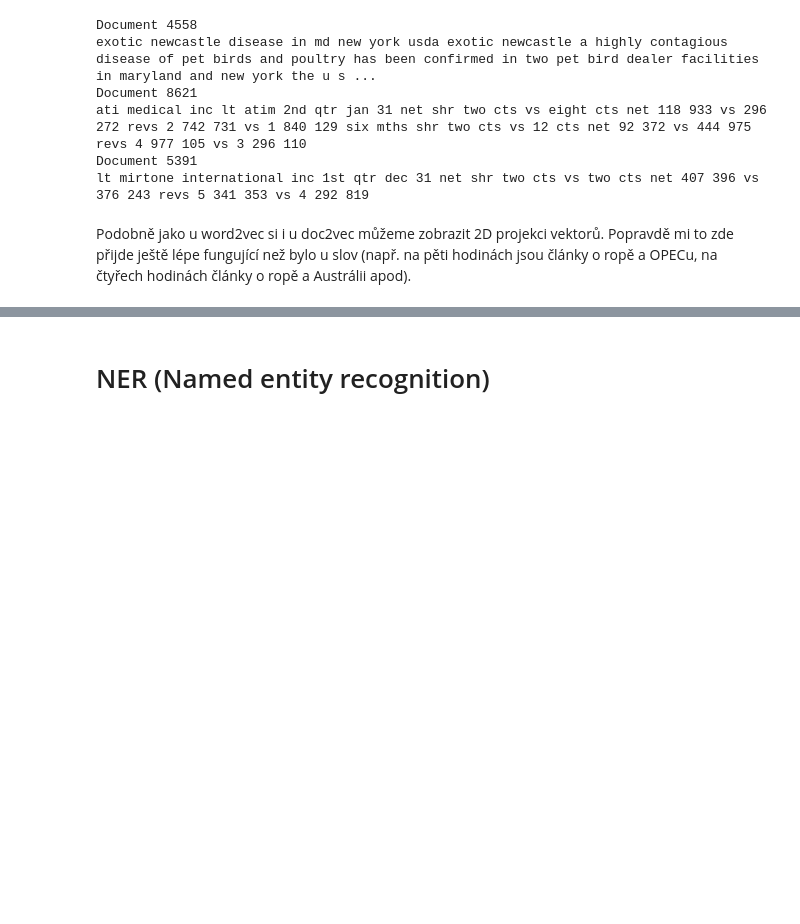
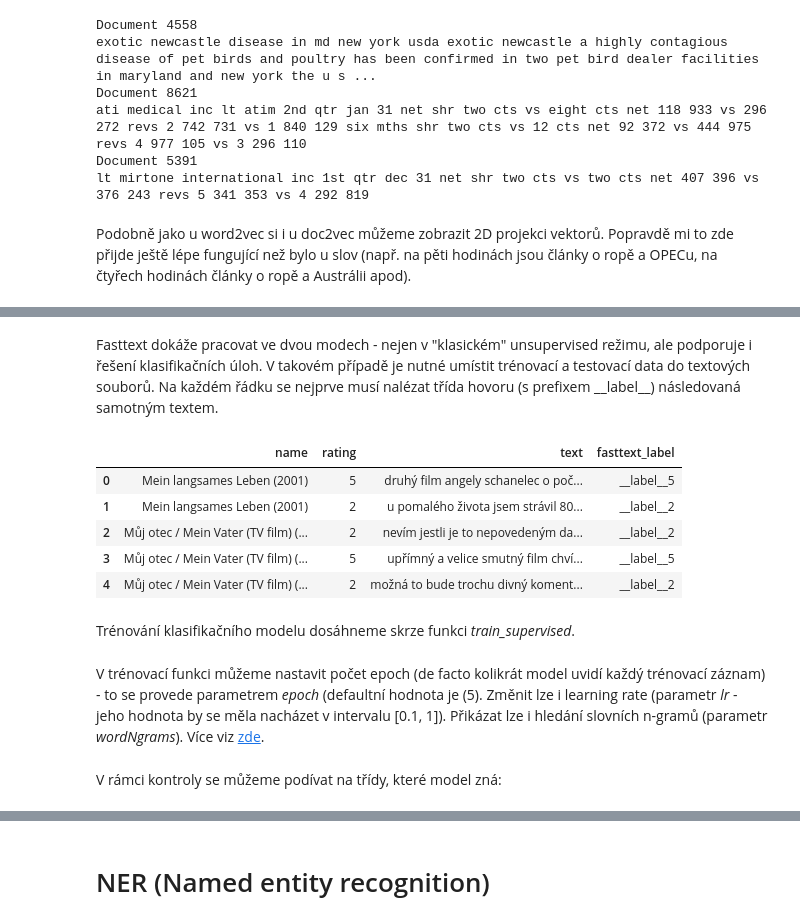
Before and after one commit to vitsaidl/workshops, a Jupyter notebook: text/text.ipynb, the cells around one changed output, grey strips where cells are left out. Saved outputs shown, nothing was run; the diff lists cells and outputs as text; code cells hidden in the pictures; blank space fills up the shorter version.

Commit message:
Text - FastText

```diff
--- a/text/text.ipynb
+++ b/text/text.ipynb
@@ -1427,0 +1541,12 @@ plot_function(x_vals, y_vals, labels)
+# %% [markdown]
+Fasttext dokáže pracovat ve dvou modech - nejen v "klasickém" unsupervised režimu, ale podporuje i řešení klasifikačních úloh. V takovém případě je nutné umístit trénovací a testovací data do textových souborů. Na každém řádku se nejprve musí nalézat třída hovoru (s prefixem \_\_label\_\_) následovaná samotným textem.
+# %%
+general_reviews["fasttext_label"] = "__label__" + general_reviews["rating"]
+general_reviews.head()
+# %% [output]
+|  | name | rating | text | fasttext_label |
+| 0 | Mein langsames Leben (2001) | 5 | druhý film angely schanelec o poč... | __label__5 |
+| 1 | Mein langsames Leben (2001) | 2 | u pomalého života jsem strávil 80... | __label__2 |
+| 2 | Můj otec / Mein Vater (TV film) (... | 2 | nevím jestli je to nepovedeným da... | __label__2 |
+| 3 | Můj otec / Mein Vater (TV film) (... | 5 | upřímný a velice smutný film chví... | __label__5 |
+| 4 | Můj otec / Mein Vater (TV film) (... | 2 | možná to bude trochu divný koment... | __label__2 |
@@ -1427,0 +1561,2 @@ plot_function(x_vals, y_vals, labels)
+# %% [markdown]
+Trénování klasifikačního modelu dosáhneme skrze funkci *train_supervised*.
@@ -1427,0 +1565,4 @@ plot_function(x_vals, y_vals, labels)
+# %% [markdown]
+V trénovací funkci můžeme nastavit počet epoch (de facto kolikrát model uvidí každý trénovací záznam) - to se provede parametrem *epoch* (defaultní hodnota je (5). Změnit lze i learning rate (parametr *lr* - jeho hodnota by se měla nacházet v intervalu \[0.1, 1\]). Přikázat lze i hledání slovních n-gramů (parametr *wordNgrams*). Více viz [zde](https://fasttext.cc/docs/en/python-module.html#api).
+# %% [markdown]
+V rámci kontroly se můžeme podívat na třídy, které model zná:
```
Also changed, not shown: parts of 47 cells of this notebook, 1 other file.
